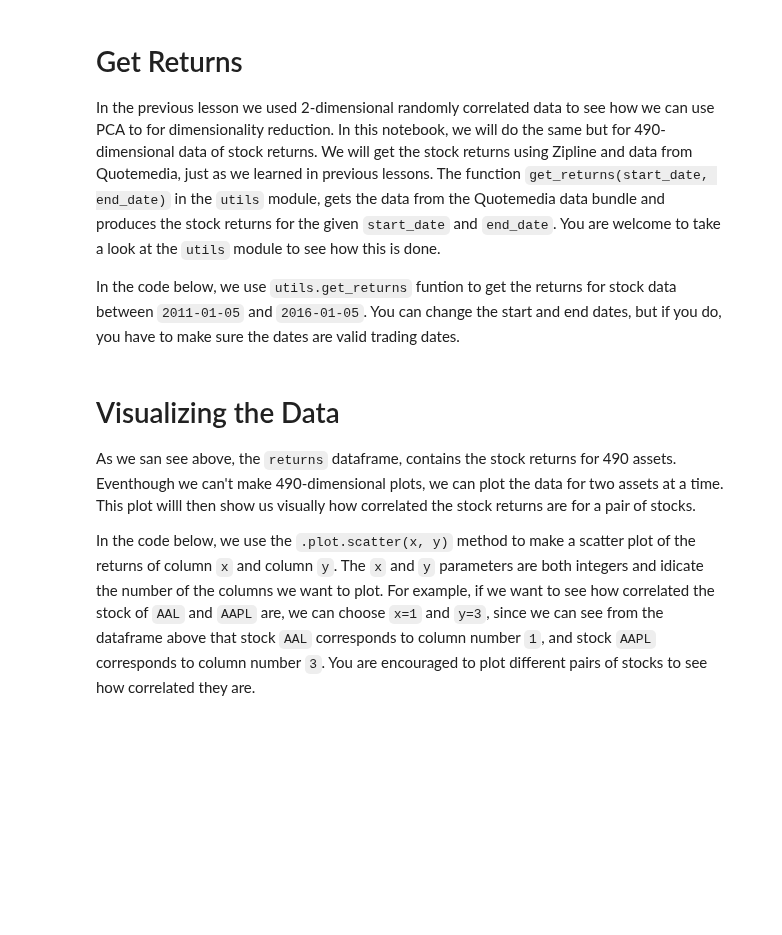
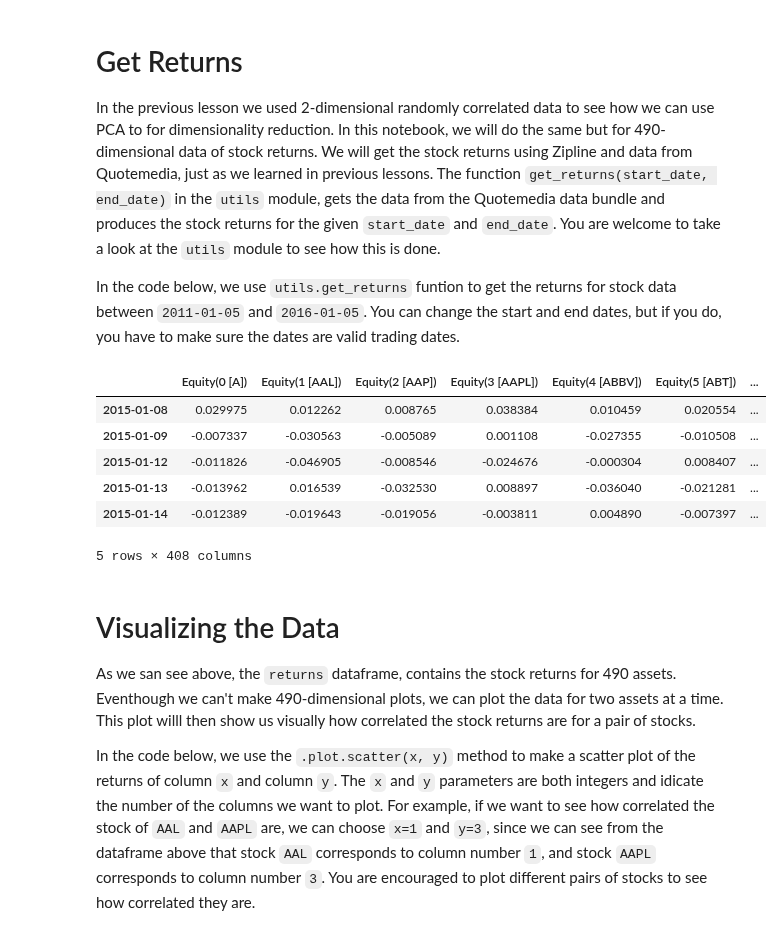
Before and after one commit to ansingh16/AI_for_trading, a Jupyter notebook: Notes/multifactor_models/pca_basics.ipynb, the cells around one changed output. Drawn from its saved outputs; the diff is of its cells as text; code cells hidden in the pictures; blank space fills up the shorter version.

```diff
--- a/Notes/multifactor_models/pca_basics.ipynb
+++ b/Notes/multifactor_models/pca_basics.ipynb
@@ -9,13 +9,26 @@ In the previous lesson we used 2-dimensional randomly correlated data to see how
 
 In the code below, we use `utils.get_returns` funtion to get the returns for stock data between `2011-01-05` and `2016-01-05`. You can change the start and end dates, but if you do, you have to make sure the dates are valid trading dates.
 # %%
+import sys
+import os
+
+sys.path.append(os.path.join(os.path.dirname('Notes'), '..'))
+
 import utils
 
 # Get the returns for the fiven start and end date. Both dates must be valid trading dates
-returns = utils.get_returns(start_date='2011-01-05', end_date='2016-01-05')
+returns = utils.get_data_returns()
 
 # Display the first rows of the returns
 returns.head()
+# %% [output]
+|  | Equity(0 [A]) | Equity(1 [AAL]) | Equity(2 [AAP]) | Equity(3 [AAPL]) | Equity(4 [ABBV]) | Equity(5 [ABT]) | ... |
+| 2015-01-08 | 0.029975 | 0.012262 | 0.008765 | 0.038384 | 0.010459 | 0.020554 | ... |
+| 2015-01-09 | -0.007337 | -0.030563 | -0.005089 | 0.001108 | -0.027355 | -0.010508 | ... |
+| 2015-01-12 | -0.011826 | -0.046905 | -0.008546 | -0.024676 | -0.000304 | 0.008407 | ... |
+| 2015-01-13 | -0.013962 | 0.016539 | -0.032530 | 0.008897 | -0.036040 | -0.021281 | ... |
+| 2015-01-14 | -0.012389 | -0.019643 | -0.019056 | -0.003811 | 0.004890 | -0.007397 | ... |
+5 rows × 408 columns
 # %% [markdown]
 # Visualizing the Data
 
```
Also changed, not shown: parts of 8 cells of this notebook.
